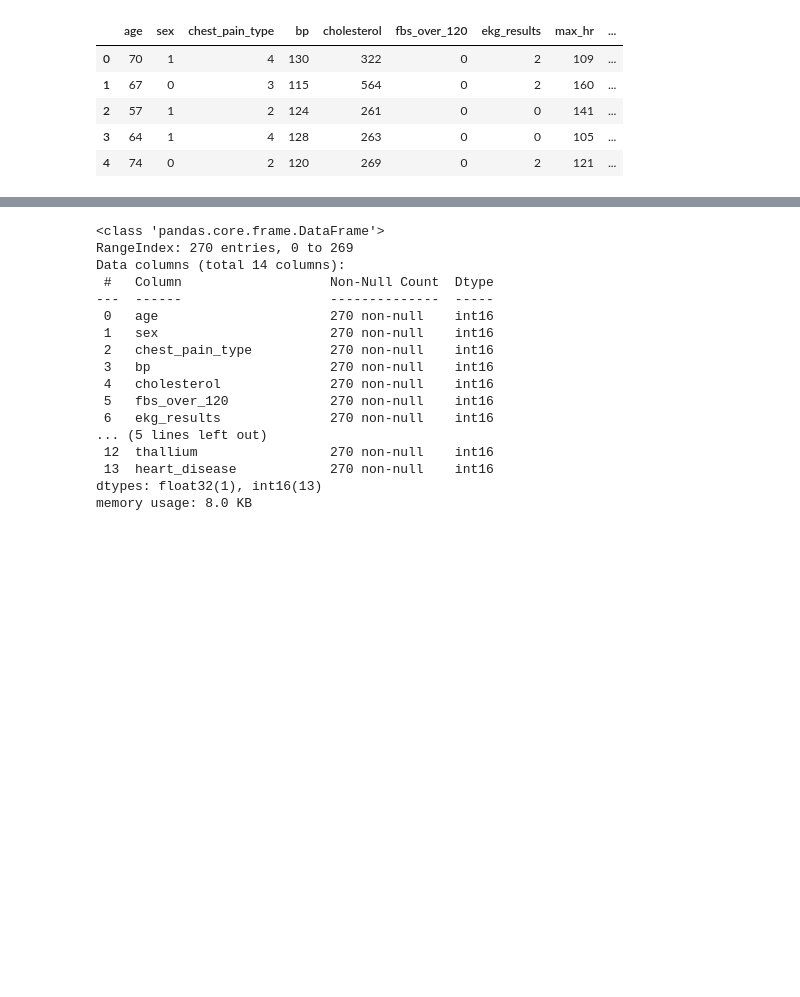
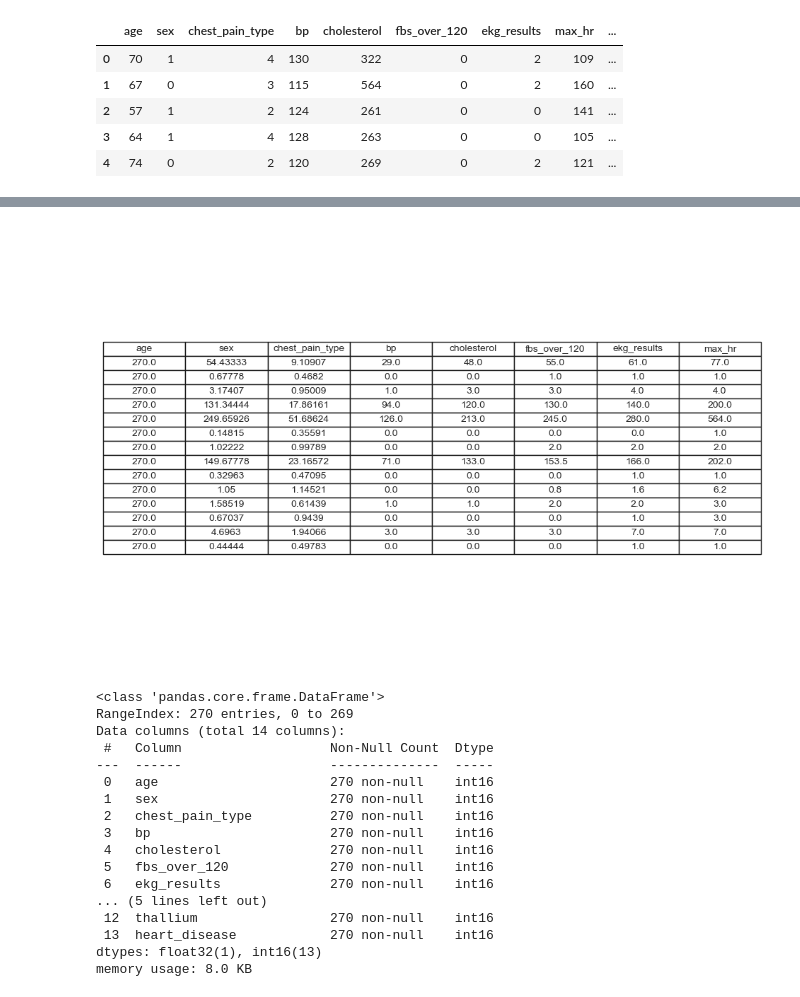
Before and after one commit to LucasMeller13/ml_abp, a Jupyter notebook: tests.ipynb, the cells around one changed output, grey strips where cells are left out. Cells and saved outputs as stored; diff of their text form; code cells hidden in the pictures; blank space fills up the shorter version.

```diff
--- a/tests.ipynb
+++ b/tests.ipynb
@@ -116,3 +137,17 @@ df.describe().T
+# %%
+fig, ax = plt.subplots(figsize=(10, 8))  # Adjust size as needed
+
+# Hide the axes
+ax.axis('off')
+ax.axis('tight')
+
+# Create the table and add it to the plot
+table = ax.table(cellText=np.round(df.describe().T,5).values, colLabels=df.columns, cellLoc='center', loc='center')
+table.auto_set_font_size(False)
+table.set_fontsize(10)
+table.scale(1.2, 1.2)  # Adjust scale for better readability
+# %% [output]
+[figure, added]
 # %%
 df.info()
 # %% [output]
```
Also changed, not shown: parts of 10 cells of this notebook, 14 other files.
